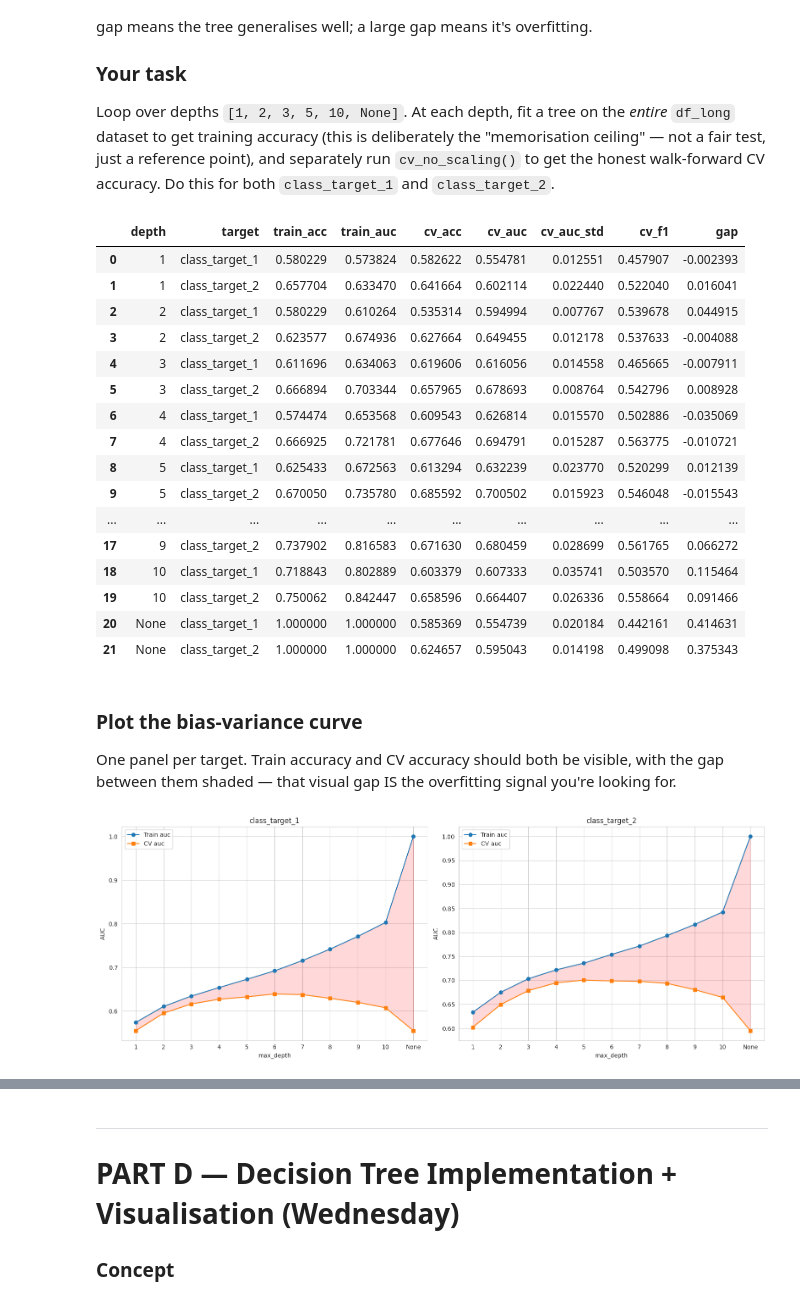
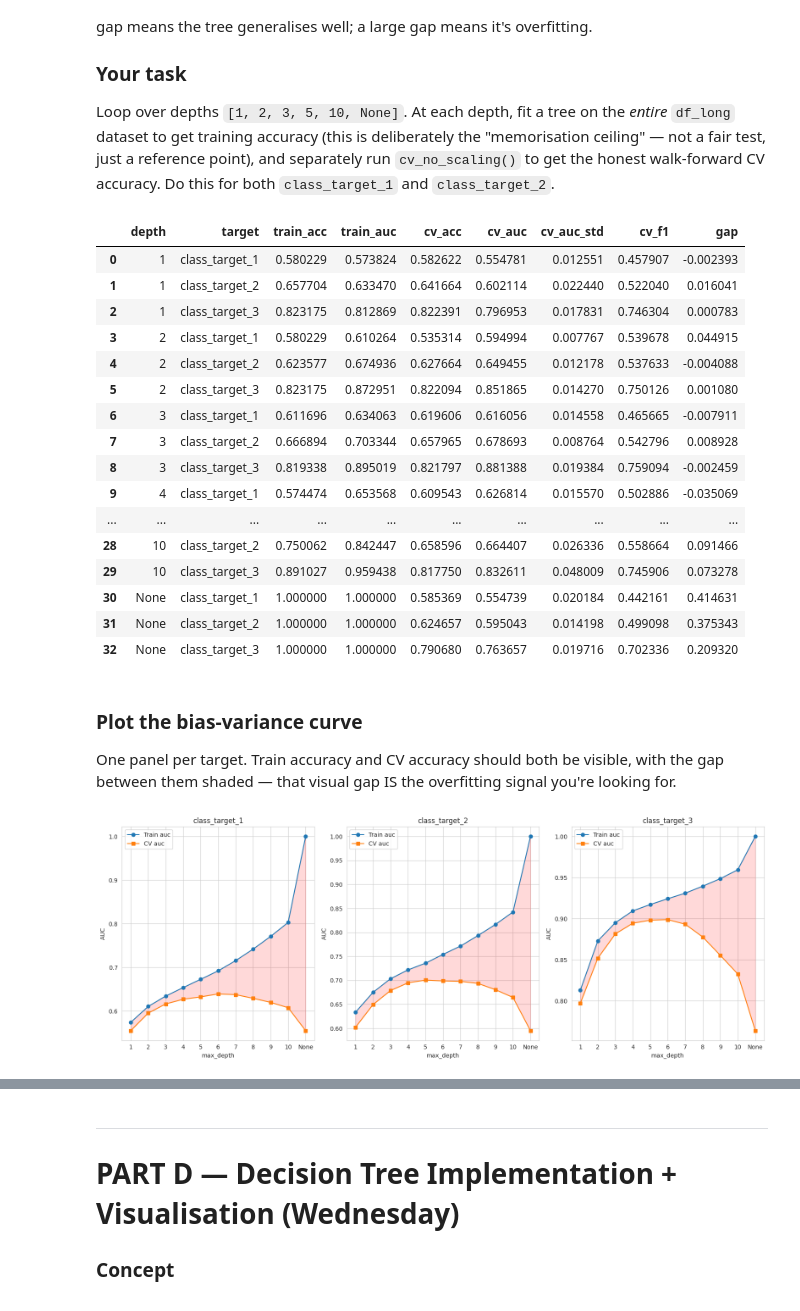
Before and after one commit to Jeshurun-B/EMA-optimizer-pipeline-v2, a Jupyter notebook: coolab_notebooks/week4_decision_trees_original.ipynb, the cells around one changed output, grey strips where cells are left out. Drawn from its saved outputs; the diff is of its cells as text; code cells hidden in the pictures.

```diff
--- a/coolab_notebooks/week4_decision_trees_original.ipynb
+++ b/coolab_notebooks/week4_decision_trees_original.ipynb
@@ -204,6 +204,7 @@ df['class_target_1'] = (df['target_b'] > 0.4).astype(int)
 
 # class_target_2: simple, permissive — did unrealized profit ever cross 1%?
 df['class_target_2'] = (df['mfe_percent'] > 1).astype(int)
+df['class_target_3'] = (df['mfe_percent'] < -0.5).astype(int)
 
 print('Quality columns + targets applied')
 print(f'CT1 +%: LONG {df[df["signal_x"]=="LONG"]["class_target_1"].mean()*100:.1f}%  SHORT {df[df["signal_x"]=="SHORT"]["class_target_1"].mean()*100:.1f}%')
@@ -434,7 +435,7 @@ lr = LogisticRegression(C=1.0, class_weight='balanced', max_iter=1000, solver='l
 baseline_results = {}
 for direction, df_dir in [('LONG',df_long),('SHORT',df_short)]:
     feats = [f for f in FEATURES_COMBINED if f in df_dir.columns]
-    for target in ['class_target_1','class_target_2']:
+    for target in ['class_target_1','class_target_2','class_target_3']:
         res = cv_with_scaling(lr, df_dir, feats, target, n_splits=10)
         baseline_results[f'{direction}_{target}'] = res
         print_cv(res, f'LogReg baseline {direction} {target} (Combined, 65k+)')
@@ -751,7 +752,7 @@ bv_records = []
 
 # TODO: write a nested loop:
 for depth, label in zip(depths, depth_labels):
-    for target in ['class_target_1', 'class_target_2']:
+    for target in ['class_target_1', 'class_target_2', 'class_target_3']:
         dt = DecisionTreeClassifier(max_depth=depth, class_weight='balanced',
                                                    criterion='gini', random_state=42)
         cv_res = cv_no_scaling(dt, df_long, feat_set, target, n_splits=5)
@@ -785,20 +786,20 @@ display(bv_df)
 |  | depth | target | train_acc | train_auc | cv_acc | cv_auc | cv_auc_std | cv_f1 | gap |
 | 0 | 1 | class_target_1 | 0.580229 | 0.573824 | 0.582622 | 0.554781 | 0.012551 | 0.457907 | -0.002393 |
 | 1 | 1 | class_target_2 | 0.657704 | 0.633470 | 0.641664 | 0.602114 | 0.022440 | 0.522040 | 0.016041 |
-| 2 | 2 | class_target_1 | 0.580229 | 0.610264 | 0.535314 | 0.594994 | 0.007767 | 0.539678 | 0.044915 |
-| 3 | 2 | class_target_2 | 0.623577 | 0.674936 | 0.627664 | 0.649455 | 0.012178 | 0.537633 | -0.004088 |
-| 4 | 3 | class_target_1 | 0.611696 | 0.634063 | 0.619606 | 0.616056 | 0.014558 | 0.465665 | -0.007911 |
-| 5 | 3 | class_target_2 | 0.666894 | 0.703344 | 0.657965 | 0.678693 | 0.008764 | 0.542796 | 0.008928 |
-| 6 | 4 | class_target_1 | 0.574474 | 0.653568 | 0.609543 | 0.626814 | 0.015570 | 0.502886 | -0.035069 |
-| 7 | 4 | class_target_2 | 0.666925 | 0.721781 | 0.677646 | 0.694791 | 0.015287 | 0.563775 | -0.010721 |
-| 8 | 5 | class_target_1 | 0.625433 | 0.672563 | 0.613294 | 0.632239 | 0.023770 | 0.520299 | 0.012139 |
-| 9 | 5 | class_target_2 | 0.670050 | 0.735780 | 0.685592 | 0.700502 | 0.015923 | 0.546048 | -0.015543 |
+| 2 | 1 | class_target_3 | 0.823175 | 0.812869 | 0.822391 | 0.796953 | 0.017831 | 0.746304 | 0.000783 |
+| 3 | 2 | class_target_1 | 0.580229 | 0.610264 | 0.535314 | 0.594994 | 0.007767 | 0.539678 | 0.044915 |
+| 4 | 2 | class_target_2 | 0.623577 | 0.674936 | 0.627664 | 0.649455 | 0.012178 | 0.537633 | -0.004088 |
+| 5 | 2 | class_target_3 | 0.823175 | 0.872951 | 0.822094 | 0.851865 | 0.014270 | 0.750126 | 0.001080 |
+| 6 | 3 | class_target_1 | 0.611696 | 0.634063 | 0.619606 | 0.616056 | 0.014558 | 0.465665 | -0.007911 |
+| 7 | 3 | class_target_2 | 0.666894 | 0.703344 | 0.657965 | 0.678693 | 0.008764 | 0.542796 | 0.008928 |
+| 8 | 3 | class_target_3 | 0.819338 | 0.895019 | 0.821797 | 0.881388 | 0.019384 | 0.759094 | -0.002459 |
+| 9 | 4 | class_target_1 | 0.574474 | 0.653568 | 0.609543 | 0.626814 | 0.015570 | 0.502886 | -0.035069 |
 | ... | ... | ... | ... | ... | ... | ... | ... | ... | ... |
-| 17 | 9 | class_target_2 | 0.737902 | 0.816583 | 0.671630 | 0.680459 | 0.028699 | 0.561765 | 0.066272 |
-| 18 | 10 | class_target_1 | 0.718843 | 0.802889 | 0.603379 | 0.607333 | 0.035741 | 0.503570 | 0.115464 |
-| 19 | 10 | class_target_2 | 0.750062 | 0.842447 | 0.658596 | 0.664407 | 0.026336 | 0.558664 | 0.091466 |
-| 20 | None | class_target_1 | 1.000000 | 1.000000 | 0.585369 | 0.554739 | 0.020184 | 0.442161 | 0.414631 |
-| 21 | None | class_target_2 | 1.000000 | 1.000000 | 0.624657 | 0.595043 | 0.014198 | 0.499098 | 0.375343 |
+| 28 | 10 | class_target_2 | 0.750062 | 0.842447 | 0.658596 | 0.664407 | 0.026336 | 0.558664 | 0.091466 |
+| 29 | 10 | class_target_3 | 0.891027 | 0.959438 | 0.817750 | 0.832611 | 0.048009 | 0.745906 | 0.073278 |
+| 30 | None | class_target_1 | 1.000000 | 1.000000 | 0.585369 | 0.554739 | 0.020184 | 0.442161 | 0.414631 |
+| 31 | None | class_target_2 | 1.000000 | 1.000000 | 0.624657 | 0.595043 | 0.014198 | 0.499098 | 0.375343 |
+| 32 | None | class_target_3 | 1.000000 | 1.000000 | 0.790680 | 0.763657 | 0.019716 | 0.702336 | 0.209320 |
 # %% [markdown]
 ### Plot the bias-variance curve
 
@@ -806,32 +807,32 @@ One panel per target. Train accuracy and CV accuracy should both be visible, wit
 # %%
 # ============================================================
 # TODO: Plot train vs CV accuracy across depths, one panel per target
 # ============================================================
-fig, axes = plt.subplots(1, 2, figsize=(16, 6))
+fig, axes = plt.subplots(1, 3, figsize=(16, 6))
 #
 # TODO:
-for ax, target in zip(axes, ['class_target_1', 'class_target_2']):
+for ax, target in zip(axes, ['class_target_1', 'class_target_2', 'class_target_3']):
     sub = bv_df[bv_df['target'] == target]
     x = range(len(sub))
     ax.plot(x, sub['train_auc'], marker='o', label='Train auc')
     ax.plot(x, sub['cv_auc'], marker='s', label='CV auc')
     ax.fill_between(x, sub['cv_auc'], sub['train_auc'], alpha=0.15, color='red')
     ax.set_xticks(x); ax.set_xticklabels(sub['depth'])
     ax.set_xlabel('max_depth'); ax.set_ylabel('AUC'); ax.set_title(target); ax.legend()
 plt.tight_layout()
 plt.show()
 
 # TODO: after plotting, for each target print which depth has the HIGHEST cv_auc,
 #       and what the train-vs-cv gap is at that depth.
 #       (Hint: sub.loc[sub['cv_auc'].idxmax()] gets you the best row)
 
 # TODO answer in a comment:
 #   - At what depth does the gap become large (say, > 0.05)? That's roughly
 #     your overfitting boundary for this dataset.
 #   - Does the optimal depth differ between class_target_1 and class_target_2?
 #     If so, what might explain that — is one target "easier" to learn than the other?
 # %% [output]
-[figure, old version]
+[figure, new version]
 # %%
 # ============================================================
 # TODO: Plot train vs CV accuracy across depths, one panel per target
```
Also changed, not shown: parts of 6 cells of this notebook.
